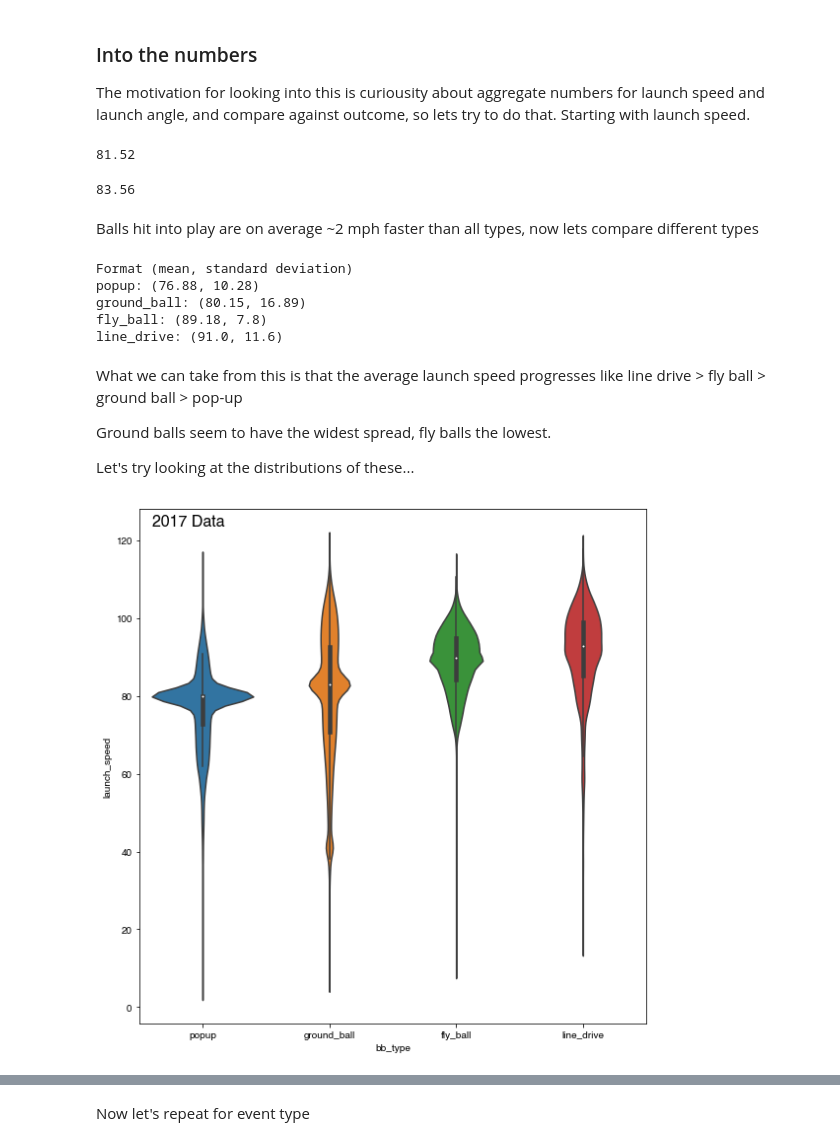
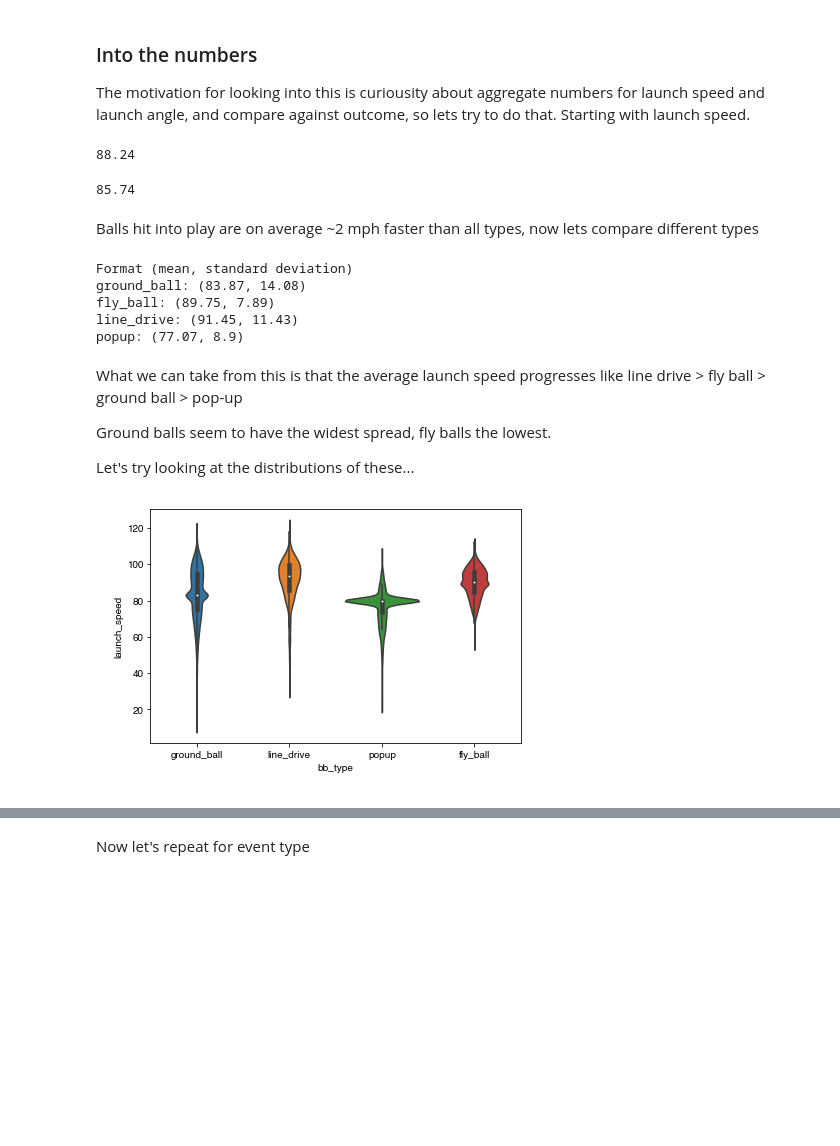
Before and after one commit to tjburch/baseball-studies, a Jupyter notebook: notebooks/explore_pybaseball.ipynb, the cells around one changed output, grey strips where cells are left out. Drawn from its saved outputs; the diff is of its cells as text; code cells hidden in the pictures; blank space fills up the shorter version.

```diff
--- a/notebooks/explore_pybaseball.ipynb
+++ b/notebooks/explore_pybaseball.ipynb
@@ -16,6 +17,6 @@ saveDir = '../run/explore/'
 # %% [markdown]
 ### Load up 2017 data
 # %%
-data = statcast(start_dt='2017-04-02', end_dt='2017-10-01')
+data = statcast(start_dt='2018-03-29', end_dt='2018-10-01')
 # %% [output]
 This is a large query, it may take a moment to complete
@@ -74,17 +76,23 @@ data.describe()
+# %%
+# drop bunts
+data.dropna(subset=['des'])
+data['des'].str.contains('bunt')
+data = data[data['des'].str.contains('bunt')==False]
 # %% [markdown]
 ### Into the numbers
 
 The motivation for looking into this is curiousity about aggregate numbers for launch speed and launch angle, and compare against outcome, so lets try to do that. Starting with launch speed.
 # %%
 launch = data.launch_speed.dropna()
+
 round(launch.mean(),2)
 # %% [output]
-81.52
+88.24
 # %%
 d_hit = data[data.description == 'hit_into_play']
 round(d_hit.launch_speed.dropna().mean(),2)
 # %% [output]
-83.56
+85.74
 # %% [markdown]
 Balls hit into play are on average ~2 mph faster than all types, now lets compare different types
 # %%
@@ -99,10 +107,10 @@ for bb_type in data.bb_type.dropna().unique():
     print "{0}: {1}".format(bb_type, launch_speed_by_bbtype(bb_type, data))
 # %% [output]
 Format (mean, standard deviation)
-popup: (76.88, 10.28)
-ground_ball: (80.15, 16.89)
-fly_ball: (89.18, 7.8)
-line_drive: (91.0, 11.6)
+ground_ball: (83.87, 14.08)
+fly_ball: (89.75, 7.89)
+line_drive: (91.45, 11.43)
+popup: (77.07, 8.9)
 # %% [markdown]
 What we can take from this is that the average launch speed progresses like line drive > fly ball > ground ball > pop-up
 
@@ -111,15 +119,14 @@ Ground balls seem to have the widest spread, fly balls the lowest.
 Let's try looking at the distributions of these...
 # %%
 # create a skimmed dataframe with only the columns we want, drop nans
-#plt.rcParams["figure.figsize"]=8,8
 d_short = data[data.description == 'hit_into_play']
 df_plotting = d_short[['launch_speed','bb_type']]
 sns.violinplot(x="bb_type", y="launch_speed",kind='swarm', data=df_plotting)
-plt.annotate('2017 Data', xy=(0.1,0.95), textcoords='figure fraction', fontsize=16)
+plt.annotate('2018 Season', xy=(0.1,0.95), textcoords='figure fraction', fontsize=16)
 plt.tight_layout()
 plt.savefig(saveDir+'LS_bbtype_violin')
 # %% [output]
-[figure, old version]
+[figure, new version]
 # %%
 def plot_by_type(bb_type, df):
     df_skimmed = df[df.bb_type == bb_type]
```
Also changed, not shown: parts of 16 cells of this notebook.
